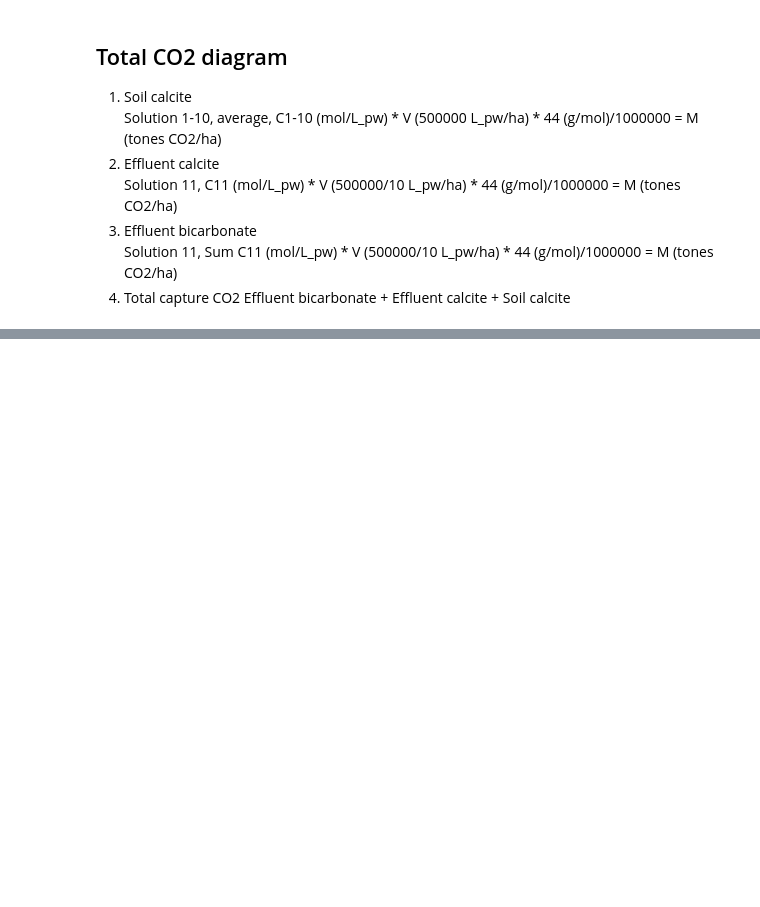
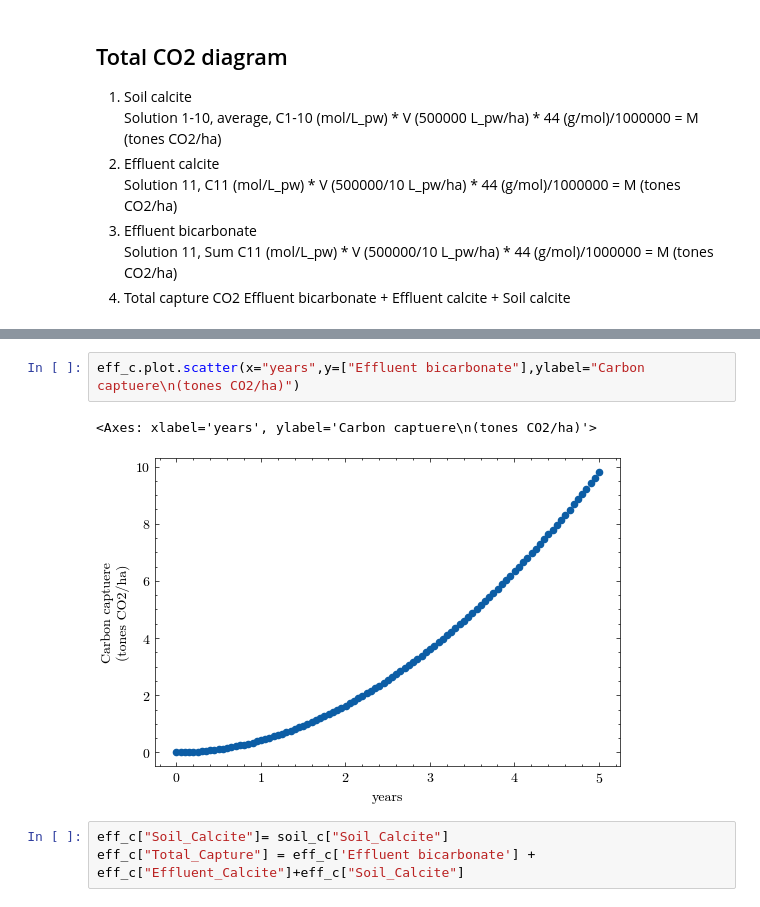
Before and after one commit to Geochemical-Modeling/PHREEQC_dataviz, a Jupyter notebook: viz_job001.ipynb, the cells around one changed output, grey strips where cells are left out. Saved outputs shown, nothing was run; the diff lists cells and outputs as text; blank space fills up the shorter version.

```diff
--- a/viz_job001.ipynb
+++ b/viz_job001.ipynb
@@ -72,0 +91,8 @@ soil_c.plot()
+# %%
+eff_c.plot.scatter(x="years",y=["Effluent bicarbonate"],ylabel="Carbon captuere\n(tones CO2/ha)")
+# %% [output]
+<Axes: xlabel='years', ylabel='Carbon captuere\n(tones CO2/ha)'>
+[figure, added]
+# %%
+eff_c["Soil_Calcite"]= soil_c["Soil_Calcite"]
+eff_c["Total_Capture"] = eff_c['Effluent bicarbonate'] + eff_c["Effluent_Calcite"]+eff_c["Soil_Calcite"]
```
Also changed, not shown: parts of 8 cells of this notebook.
